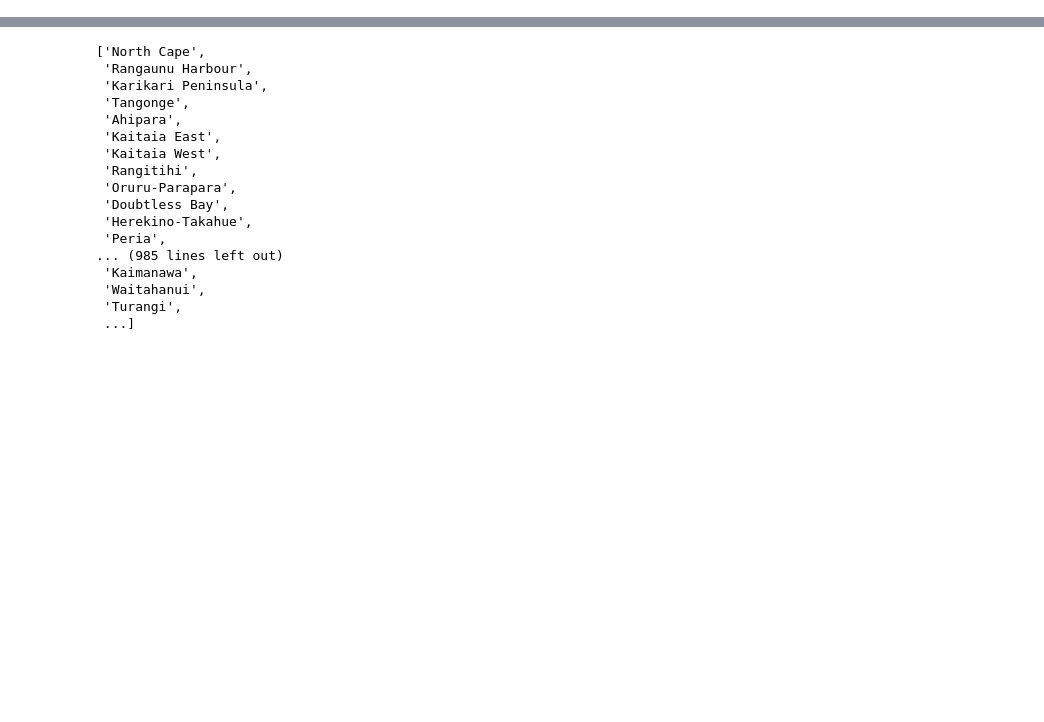
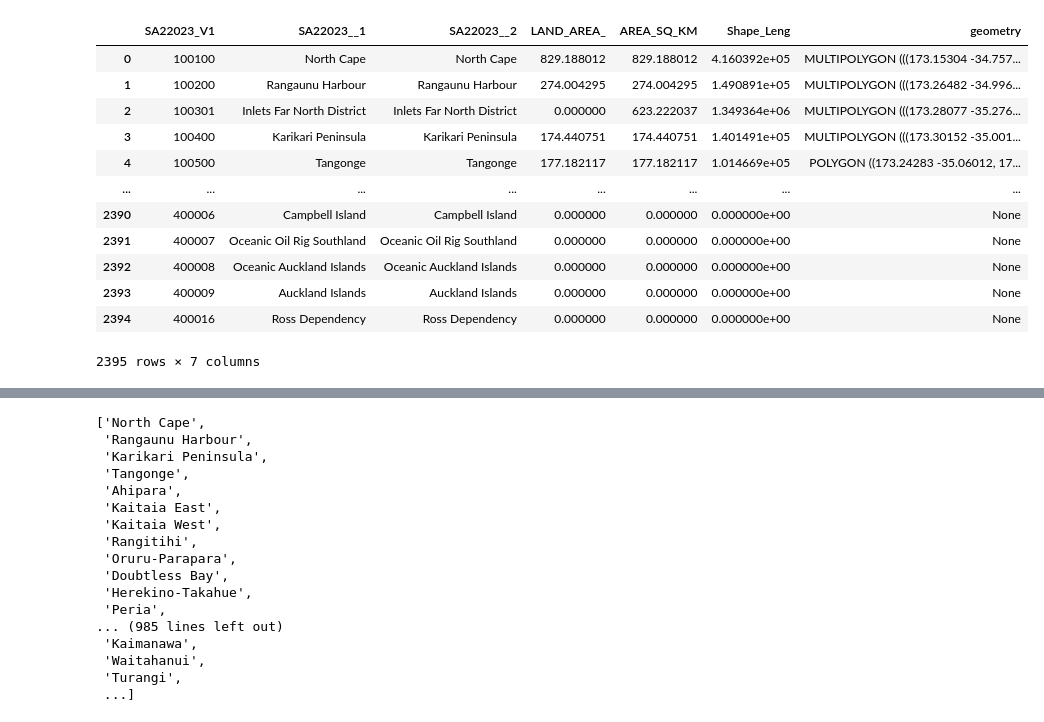
Before and after one commit to jhe482-uoa/gisci343-a2-auckland_origin_destination_analysis, a Jupyter notebook: testing.ipynb, the cells around one changed output, grey strips where cells are left out. Saved outputs shown, nothing was run; the diff lists cells and outputs as text; code cells hidden in the pictures; blank space fills up the shorter version.

```diff
--- a/testing.ipynb
+++ b/testing.ipynb
@@ -4,0 +53,16 @@ from ipyleaflet import Map, GeoData, LayersControl, basemaps, basemap_to_tiles
+# %%
+sa2shape2023
+# %% [output]
+|  | SA22023_V1 | SA22023__1 | SA22023__2 | LAND_AREA_ | AREA_SQ_KM | Shape_Leng | geometry |
+| 0 | 100100 | North Cape | North Cape | 829.188012 | 829.188012 | 4.160392e+05 | MULTIPOLYGON (((173.15304 -34.757... |
+| 1 | 100200 | Rangaunu Harbour | Rangaunu Harbour | 274.004295 | 274.004295 | 1.490891e+05 | MULTIPOLYGON (((173.26482 -34.996... |
+| 2 | 100301 | Inlets Far North District | Inlets Far North District | 0.000000 | 623.222037 | 1.349364e+06 | MULTIPOLYGON (((173.28077 -35.276... |
+| 3 | 100400 | Karikari Peninsula | Karikari Peninsula | 174.440751 | 174.440751 | 1.401491e+05 | MULTIPOLYGON (((173.30152 -35.001... |
+| 4 | 100500 | Tangonge | Tangonge | 177.182117 | 177.182117 | 1.014669e+05 | POLYGON ((173.24283 -35.06012, 17... |
+| ... | ... | ... | ... | ... | ... | ... | ... |
+| 2390 | 400006 | Campbell Island | Campbell Island | 0.000000 | 0.000000 | 0.000000e+00 | None |
+| 2391 | 400007 | Oceanic Oil Rig Southland | Oceanic Oil Rig Southland | 0.000000 | 0.000000 | 0.000000e+00 | None |
+| 2392 | 400008 | Oceanic Auckland Islands | Oceanic Auckland Islands | 0.000000 | 0.000000 | 0.000000e+00 | None |
+| 2393 | 400009 | Auckland Islands | Auckland Islands | 0.000000 | 0.000000 | 0.000000e+00 | None |
+| 2394 | 400016 | Ross Dependency | Ross Dependency | 0.000000 | 0.000000 | 0.000000e+00 | None |
+2395 rows × 7 columns
```
Also changed, not shown: parts of 6 cells of this notebook, 1 other file.
